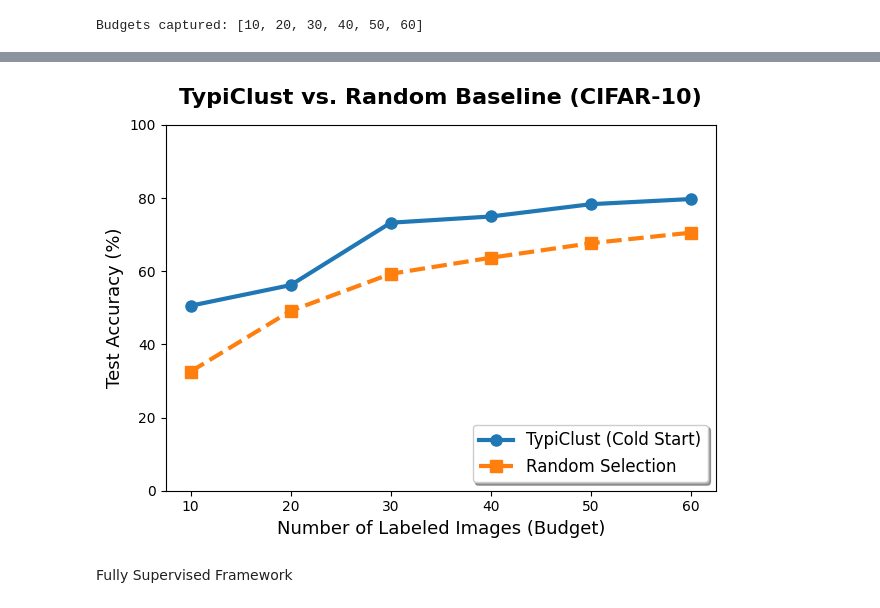
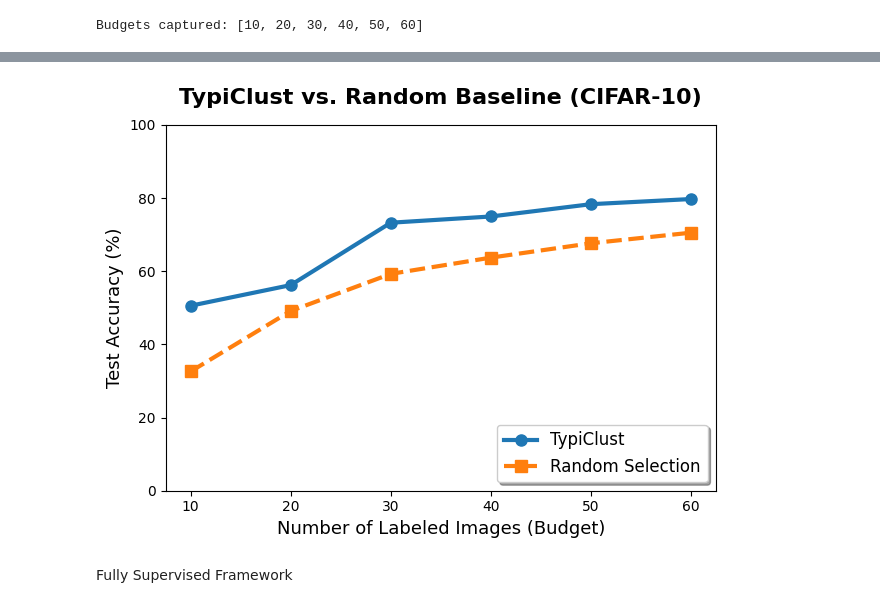
Before and after one commit to F1ni/ml-cw2, a Jupyter notebook: main.ipynb, the cells around one changed output, grey strips where cells are left out. Drawn from its saved outputs; the diff is of its cells as text; code cells hidden in the pictures.

```diff
--- a/main.ipynb
+++ b/main.ipynb
@@ -368,25 +368,26 @@ Random:     [np.float64(32.58200000000001), np.float64(49.15), np.float64(59.286
 # %%
+import matplotlib.pyplot as plt
 plt.plot(budgets, accuracies,
          marker='o', markersize=8, linewidth=3, color='#1f77b4',
-         label='TypiClust (Cold Start)')
+         label='TypiClust')
 
 
 plt.plot(budgets, random_accuracies,
          marker='s', markersize=8, linewidth=3, color='#ff7f0e', linestyle='--',
          label='Random Selection')
 
 
 plt.title('TypiClust vs. Random Baseline (CIFAR-10)', fontsize=16, fontweight='bold', pad=15)
 plt.xlabel('Number of Labeled Images (Budget)', fontsize=13)
 plt.ylabel('Test Accuracy (%)', fontsize=13)
 plt.xticks(budgets)
 plt.ylim(0, 100) # Full scale to show the true context of the performance
 plt.legend(loc='lower right', fontsize=12, frameon=True, shadow=True)
 
 plt.tight_layout()
 plt.show()
 # %% [output]
-[figure, old version]
+[figure, new version]
 # %% [markdown]
 Fully Supervised Framework
 # %%
```
Also changed, not shown: parts of 4 cells of this notebook.
